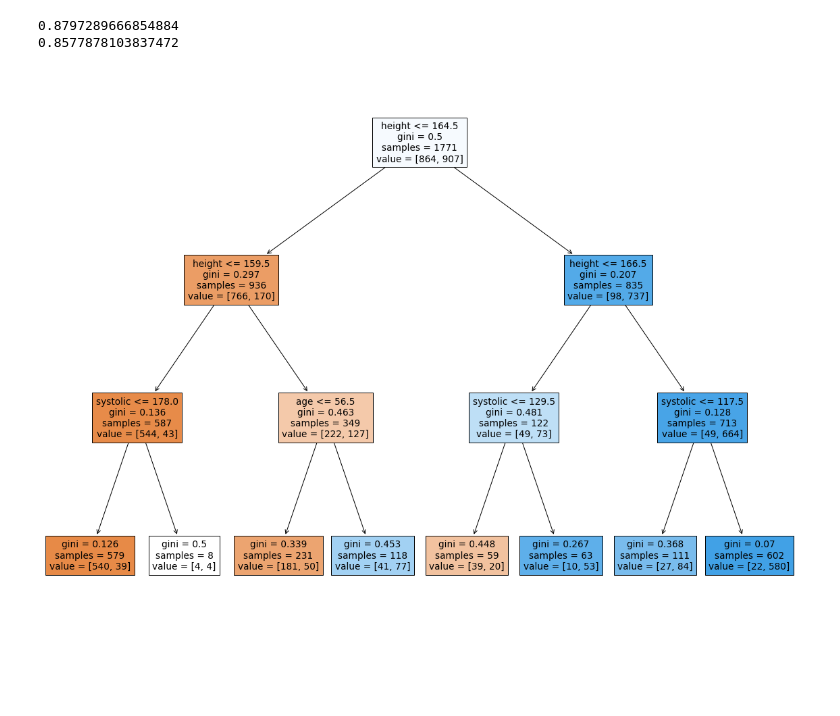
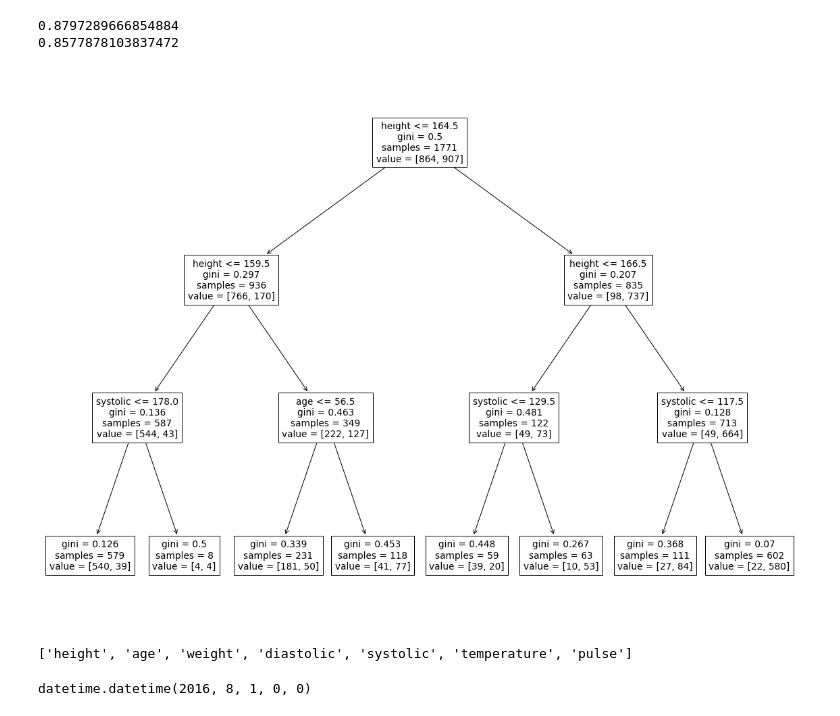
Before and after one commit to areum-choe/Machine_Learning, a Jupyter notebook: LogisticRegression/Logistic regression.ipynb, the cells around one changed output. Drawn from its saved outputs; the diff is of its cells as text; code cells hidden in the pictures; blank space fills up the shorter version.

```diff
--- a/LogisticRegression/Logistic regression.ipynb
+++ b/LogisticRegression/Logistic regression.ipynb
@@ -1,7 +1,7 @@
 # %%
 import pandas as pd
 
-df = pd.read_csv('C:/Users/chlal/Desktop/POC시연자료/상관분석_혈압나이성별온도.csv')
+df = pd.read_csv('C:/Users/areum/Desktop/POC시연자료/로지스틱.csv')
 # %%
 df['sex'] = df['sex'].map({'F':0, 'M':1})
 # %%
@@ -239,7 +261,11 @@ print(dt.score(test_input, test_target))
 0.8577878103837472
 # %%
 plt.figure(figsize=(20,15))
-plot_tree(dt, filled=True, feature_names=['age', 'diastolic','height','pulse','systolic','temperature','weight'])
+plot_tree(dt, feature_names=['age', 'diastolic','height','pulse','systolic','temperature','weight'])
 plt.show()
 # %% [output]
-[figure, old version]
+[figure, new version]
+# %%
+list(x.columns.values)
+# %% [output]
+['height', 'age', 'weight', 'diastolic', 'systolic', 'temperature', 'pulse']
@@ -245,0 +275,4 @@ plt.show()
+# %%
+sd
+# %% [output]
+datetime.datetime(2016, 8, 1, 0, 0)
```
Also changed, not shown: parts of 15 cells of this notebook.
